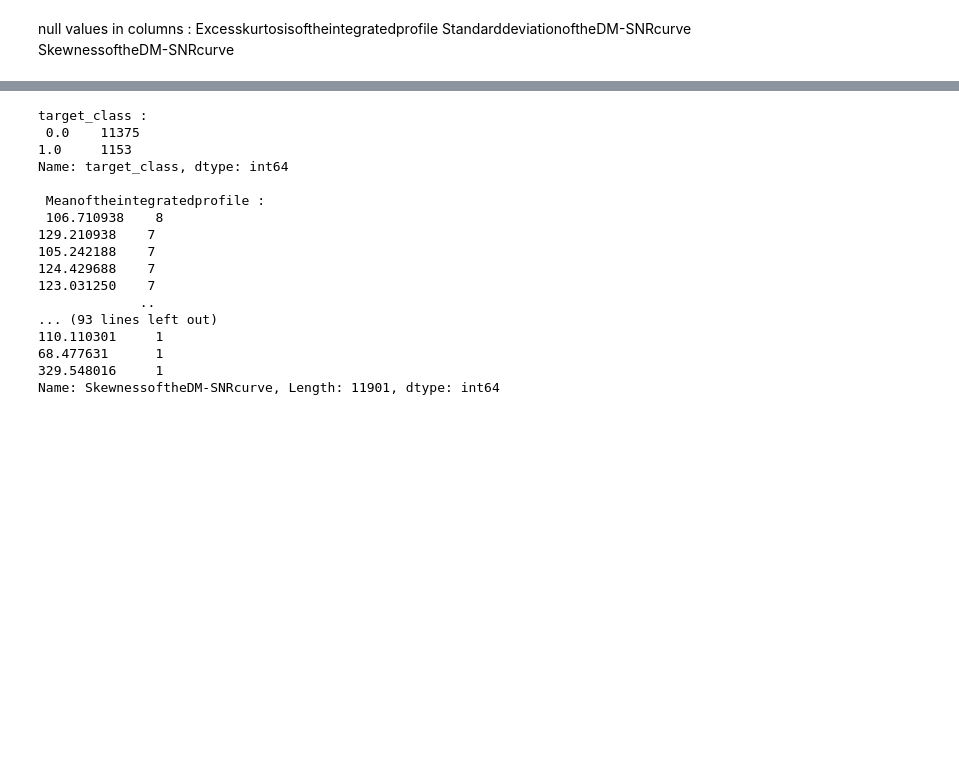
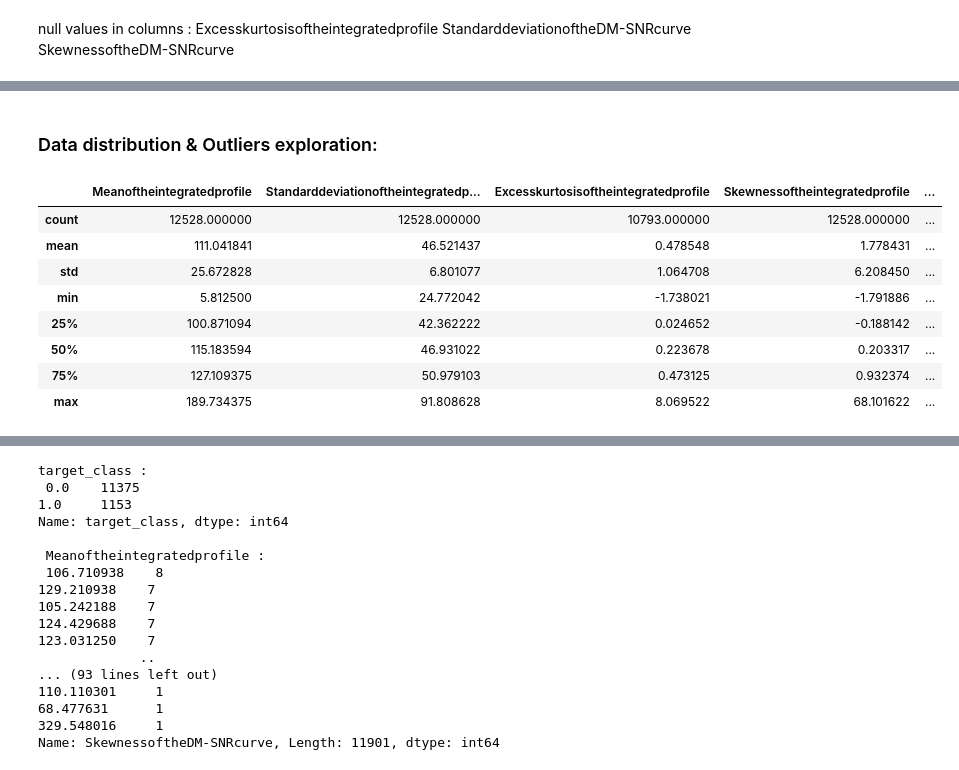
Before and after one commit to scallon/ML_analysis, a Jupyter notebook: projet_pulsar.ipynb, the cells around one changed output, grey strips where cells are left out. Cells and saved outputs as stored; diff of their text form; code cells hidden in the pictures; blank space fills up the shorter version.

```diff
--- a/projet_pulsar.ipynb
+++ b/projet_pulsar.ipynb
@@ -110,0 +97,14 @@ max                         34.539844               1191.000837      1.000000
+# %% [markdown]
+### Data distribution & Outliers exploration:
+# %%
+train_data.describe()
+# %% [output]
+|  | Meanoftheintegratedprofile | Standarddeviationoftheintegratedp... | Excesskurtosisoftheintegratedprofile | Skewnessoftheintegratedprofile | ... |
+| count | 12528.000000 | 12528.000000 | 10793.000000 | 12528.000000 | ... |
+| mean | 111.041841 | 46.521437 | 0.478548 | 1.778431 | ... |
+| std | 25.672828 | 6.801077 | 1.064708 | 6.208450 | ... |
+| min | 5.812500 | 24.772042 | -1.738021 | -1.791886 | ... |
+| 25% | 100.871094 | 42.362222 | 0.024652 | -0.188142 | ... |
+| 50% | 115.183594 | 46.931022 | 0.223678 | 0.203317 | ... |
+| 75% | 127.109375 | 50.979103 | 0.473125 | 0.932374 | ... |
+| max | 189.734375 | 91.808628 | 8.069522 | 68.101622 | ... |
```
Also changed, not shown: parts of 11 cells of this notebook.
